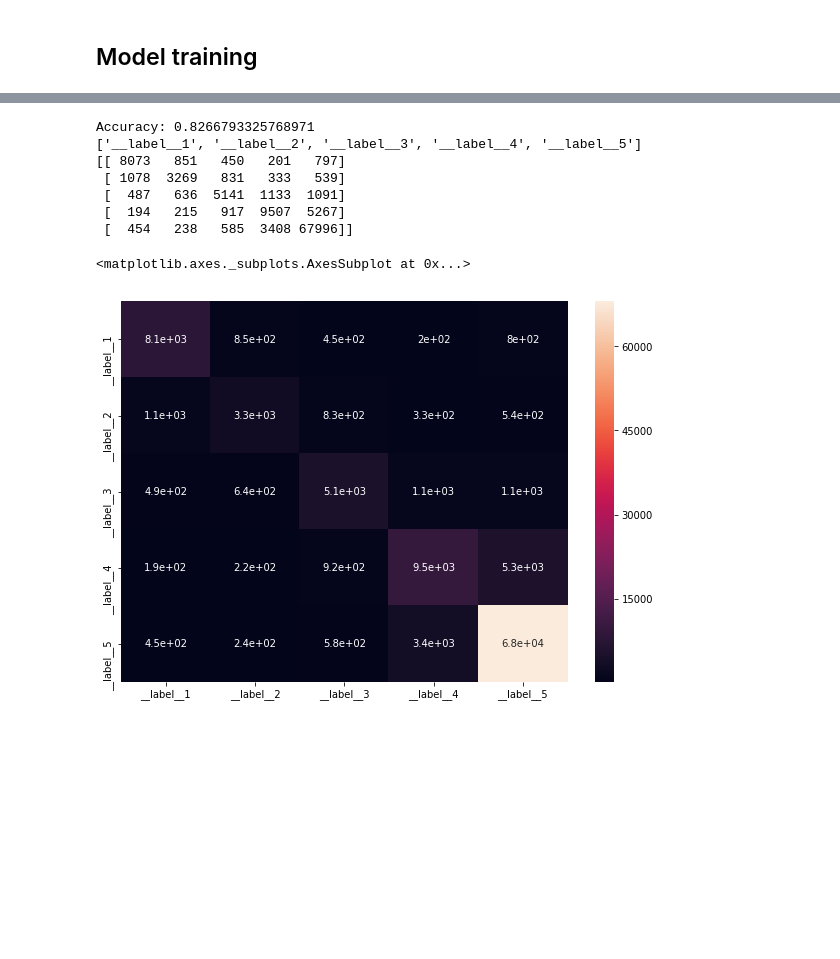
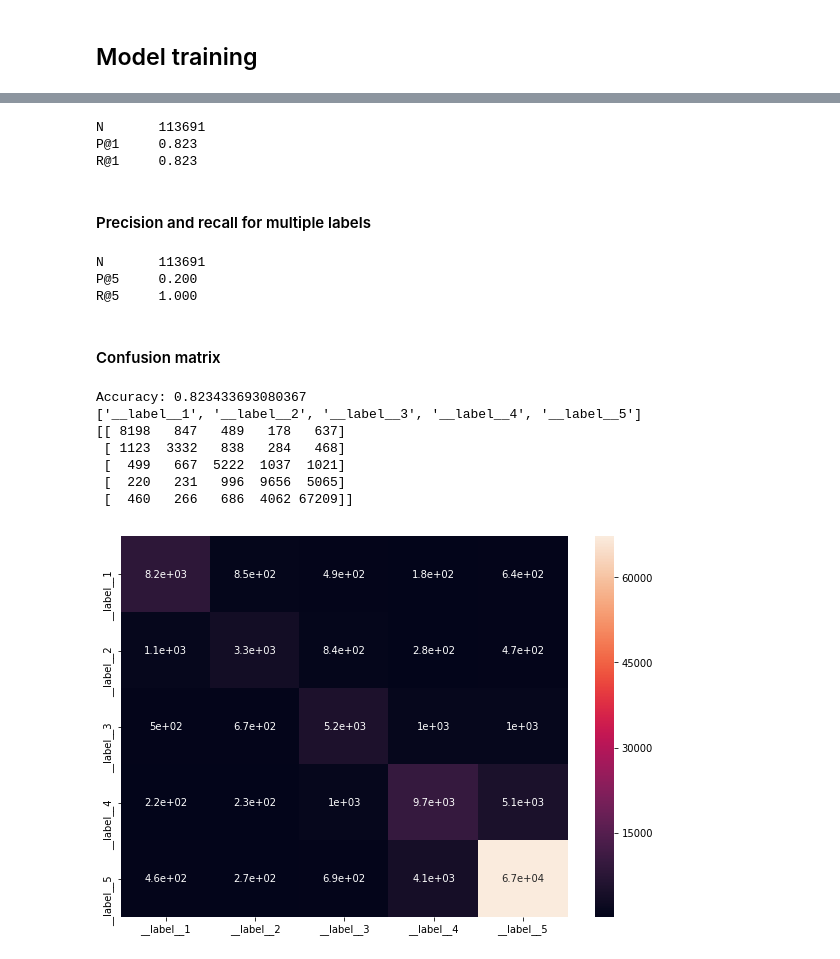
Before and after one commit to PacktPublishing/fastText-Quick-Start-Guide, a Jupyter notebook: python fastText supervised learning.ipynb, the cells around one changed output, grey strips where cells are left out. Cells and saved outputs as stored; diff of their text form; code cells hidden in the pictures; blank space fills up the shorter version.

Commit message:
add information about model prediction and naive normalization

```diff
--- a/python fastText supervised learning.ipynb
+++ b/python fastText supervised learning.ipynb
@@ -39,3 +33,6 @@ df.head()
+# %%
+# Convert all upper case to lower case and separate out the punctuations
+df['Text'] = df['Text'].apply(lambda x: re.sub(r"([.\\!?,'/()])", r" \1 ", x.lower()))
 # %% [markdown]
 Split the whole dataset into training and validation.
 Then you will need to save the file generated. fastText uses the c++ api of the internal so that it is fasttext and it is able to read from a file only. Hence you cannot pass pandas dataframe or other general objects into fastText directly. It needs to be saved in a text file format.  Acceptable separators: space '\s' and tabs '\t'
@@ -48,4 +45,4 @@ test.to_csv("data/ft_amazon_reviews_test.csv", sep="\t", quoting=csv.QUOTE_NONE,
 # %% [markdown]
 ## Model training
 # %%
-sg_model = fastText.train_supervised(input=train_file, epoch=25, lr=1.0, wordNgrams=2, verbose=2, minCount=1)
+su_model = fastText.train_supervised(input=train_file, epoch=25, lr=1.0, wordNgrams=2, verbose=2, minCount=1)
@@ -78,3 +110,22 @@ Name: Text, dtype: object
+# %%
+print_results(*su_model.test(test_file))
+# %% [output]
+N       113691
+P@1     0.823
+R@1     0.823
+# %% [markdown]
+#### Precision and recall for multiple labels
+# %%
+n, p, r = su_model.test(test_file, 5)
+print("N\t" + str(n))
+print("P@{}\t{:.3f}".format(5, p))
+print("R@{}\t{:.3f}".format(5, r))
+# %% [output]
+N       113691
+P@5     0.200
+R@5     1.000
+# %% [markdown]
+#### Confusion matrix
 # %%
 def get_true_postive_count(cm, model, df, label_column_name, text_column_name, target_class):
     predictions = [model.predict(x)[0][0] for x in df[df[label_column_name] == target_class][text_column_name]]
@@ -106,22 +157,17 @@ def fasttext_confusion_matrix(model, pd_test_data, label_column_name, text_colum
     labels = resolve_labels_sequence(_classes, cm, model, pd_test_data, label_column_name, text_column_name)
     print(labels)
     print(confusion_matrix(test_labels, pred_labels, labels=labels))
-    return cm, labels
+    df_cm = pd.DataFrame(cm, index = labels, columns = labels)
+    plt.figure(figsize = (10,7))
+    sn.heatmap(df_cm, annot=True)
 # %%
-cm, labels = fasttext_confusion_matrix(sg_model, test, 'Score', 'Text')
+fasttext_confusion_matrix(su_model, test, 'Score', 'Text')
 # %% [output]
-Accuracy: 0.8266793325768971
+Accuracy: 0.823433693080367
 ['__label__1', '__label__2', '__label__3', '__label__4', '__label__5']
-[[ 8073   851   450   201   797]
- [ 1078  3269   831   333   539]
- [  487   636  5141  1133  1091]
- [  194   215   917  9507  5267]
- [  454   238   585  3408 67996]]
+[[ 8198   847   489   178   637]
+ [ 1123  3332   838   284   468]
+ [  499   667  5222  1037  1021]
+ [  220   231   996  9656  5065]
+ [  460   266   686  4062 67209]]
+[figure, added]
-# %%
-array = cm
-df_cm = pd.DataFrame(array, index = labels, columns = labels)
-plt.figure(figsize = (10,7))
-sn.heatmap(df_cm, annot=True)
-# %% [output]
-<matplotlib.axes._subplots.AxesSubplot at 0x...>
-[figure, removed]
```
Also changed, not shown: parts of 11 cells of this notebook.
